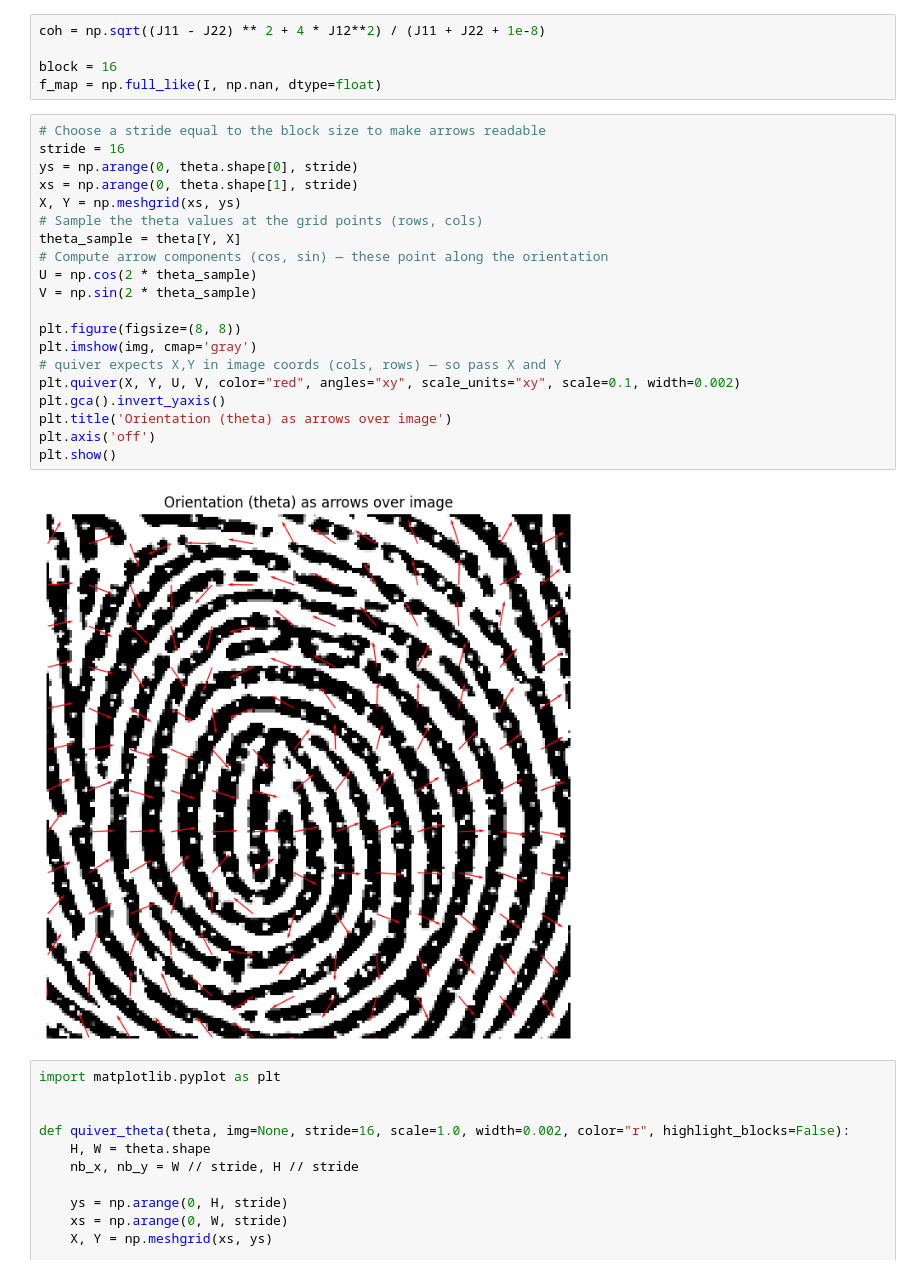
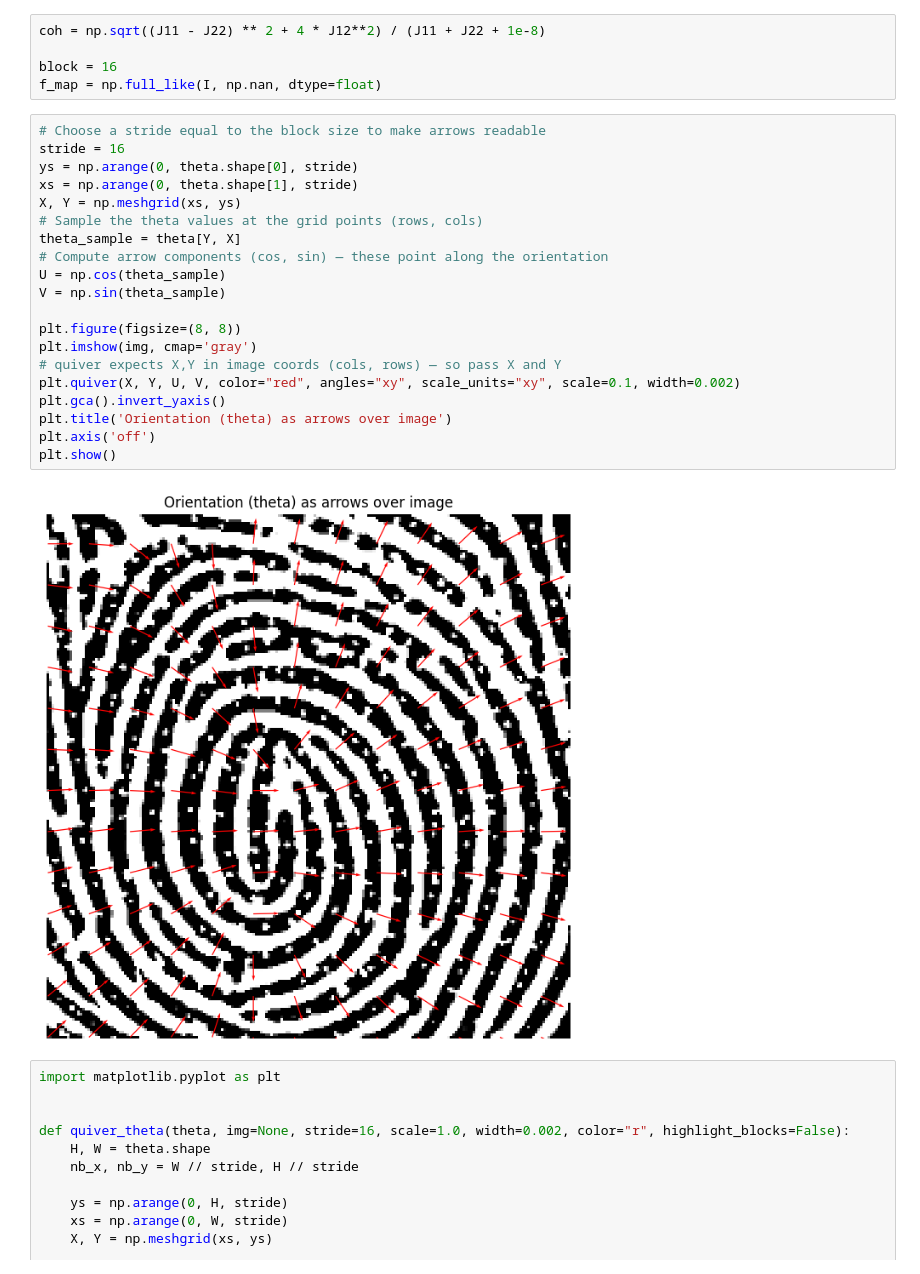
Before and after one commit to therealozp/fingerprint-generator, a Jupyter notebook: image_to_maps/classical.ipynb, the cells around one changed output. Cells and saved outputs as stored; diff of their text form.

```diff
--- a/image_to_maps/classical.ipynb
+++ b/image_to_maps/classical.ipynb
@@ -63,25 +63,25 @@ f_map = np.full_like(I, np.nan, dtype=float)
 # %%
 # Choose a stride equal to the block size to make arrows readable
 stride = 16
 ys = np.arange(0, theta.shape[0], stride)
 xs = np.arange(0, theta.shape[1], stride)
 X, Y = np.meshgrid(xs, ys)
 # Sample the theta values at the grid points (rows, cols)
 theta_sample = theta[Y, X]
 # Compute arrow components (cos, sin) — these point along the orientation
-U = np.cos(2 * theta_sample)
-V = np.sin(2 * theta_sample)
+U = np.cos(theta_sample)
+V = np.sin(theta_sample)
 
 plt.figure(figsize=(8, 8))
 plt.imshow(img, cmap='gray')
 # quiver expects X,Y in image coords (cols, rows) — so pass X and Y
 plt.quiver(X, Y, U, V, color="red", angles="xy", scale_units="xy", scale=0.1, width=0.002)
 plt.gca().invert_yaxis()
 plt.title('Orientation (theta) as arrows over image')
 plt.axis('off')
 plt.show()
 # %% [output]
-[figure, old version]
+[figure, new version]
 # %%
 import matplotlib.pyplot as plt
 
```
Also changed, not shown: parts of 13 cells of this notebook, 1 other file.
